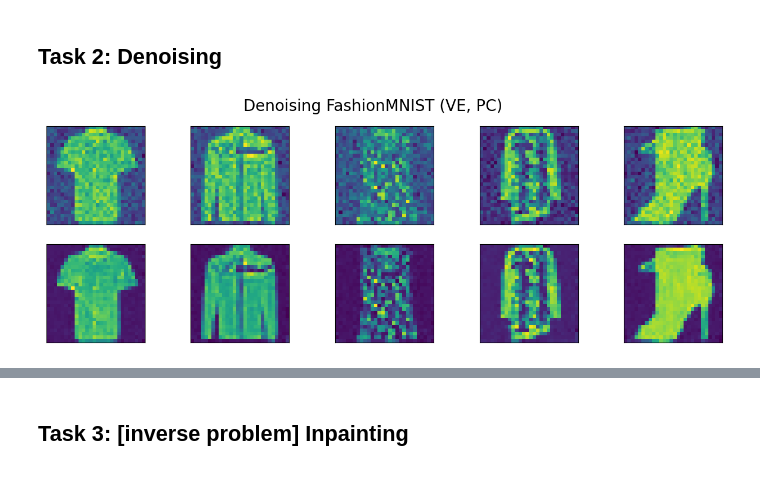
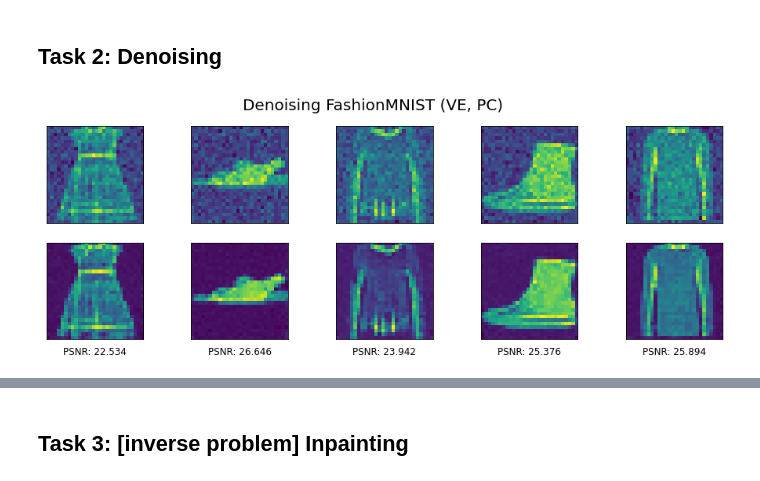
Before and after one commit to snigdhasaha7/diffusion-for-photoacoustic, a Jupyter notebook: work_showcase.ipynb, the cells around one changed output, grey strips where cells are left out. Drawn from its saved outputs; the diff is of its cells as text; code cells hidden in the pictures.

Commit message:
updating with psnr values per column

```diff
--- a/work_showcase.ipynb
+++ b/work_showcase.ipynb
@@ -46,7 +46,7 @@ from tasks import AddGaussianNoise, inpaint, gaussian_downsampling, PAT_forward
 n_epochs = 50
 batch_size = 64
 lr = 1e-4
-device = 'cpu'         # ['cuda', 'cpu']
+device = 'cuda'         # ['cuda', 'cpu']
 dataset = 'FashionMNIST'    # ['MNIST', 'FashionMNIST', 'CIFAR10']
 sde_type = 've'        # ['classic', 'vp', 've', 'subvp']
 sde_params = [0.01, 5] # [classic: sigma][vp: b_min, b_max][ve|subve: s_min, s_max]
@@ -55,6 +55,7 @@ denoise_sampler = 'pc' # ['em', 'pc']
 noise_std = .1
 training = True
 denoising = True
+psnr = samplers.psnr
 # %% [markdown]
 ### Setup
 # %%
@@ -159,7 +160,7 @@ def denoise(raw_images, denoiser, lbda=.5, lbda_schedule='constant', lbda_param=
     return denoised
 
 # helper function to plot samples
-def plot_before_after(imgs_before, imgs_after, title=""):
+def plot_before_after(clean_images, imgs_before, imgs_after, title=""):
     assert(imgs_before.shape[0] == imgs_after.shape[0])
     fig, axs = plt.subplots(2, imgs_before.shape[0], figsize=(16, 5))
     for i, image in enumerate(imgs_before):
@@ -170,6 +171,11 @@ def plot_before_after(imgs_before, imgs_after, title=""):
         axs[1][i].imshow(image.cpu().permute(1, 2, 0).squeeze())
         axs[1][i].set_xticks([])
         axs[1][i].set_yticks([])
+        if clean_images is not None:
+            clean = clean_images[i].cpu().permute(1,2,0).squeeze()
+            noisy = image.cpu().permute(1,2,0).squeeze()
+            psnr_val = psnr(clean, noisy).item()
+            axs[1][i].set_title('PSNR: {:.3f}'.format(psnr_val), y=-0.2)
     fig.suptitle(title, size=20)
 
 # model + optimizer
@@ -240,22 +246,23 @@ Clipping input data to the valid range for imshow with RGB data ([0..1] for floa
 # %%
 # Clean images
 num_images = 5
 data, _ = next(iter(train_loader))
 clean_images = data[:num_images].to(device)
 
 # Noise up images
 noise = AddGaussianNoise(std=0.1)
 noisy_images = clean_images.clone();
 for i in range(num_images):
     noisy_images[i] = noise(clean_images[i])
 
 # Denoised images
 denoised_images, metrics = denoise(noisy_images, denoiser, lbda=.01, lbda_schedule='linear', lbda_param=10,
                                    report_PSNR=True, clean_images=clean_images, task='denoise')
 
-plot_before_after(noisy_images, denoised_images, title="Denoising FashionMNIST (VE, PC)")
+
+plot_before_after(clean_images, noisy_images, denoised_images, title="Denoising FashionMNIST (VE, PC)")
 # %% [output]
-[figure, old version]
+[figure, new version]
 # %%
 times = range(500)
 for i in list(map(list, zip(*metrics))):
```
Also changed, not shown: parts of 8 cells of this notebook.
